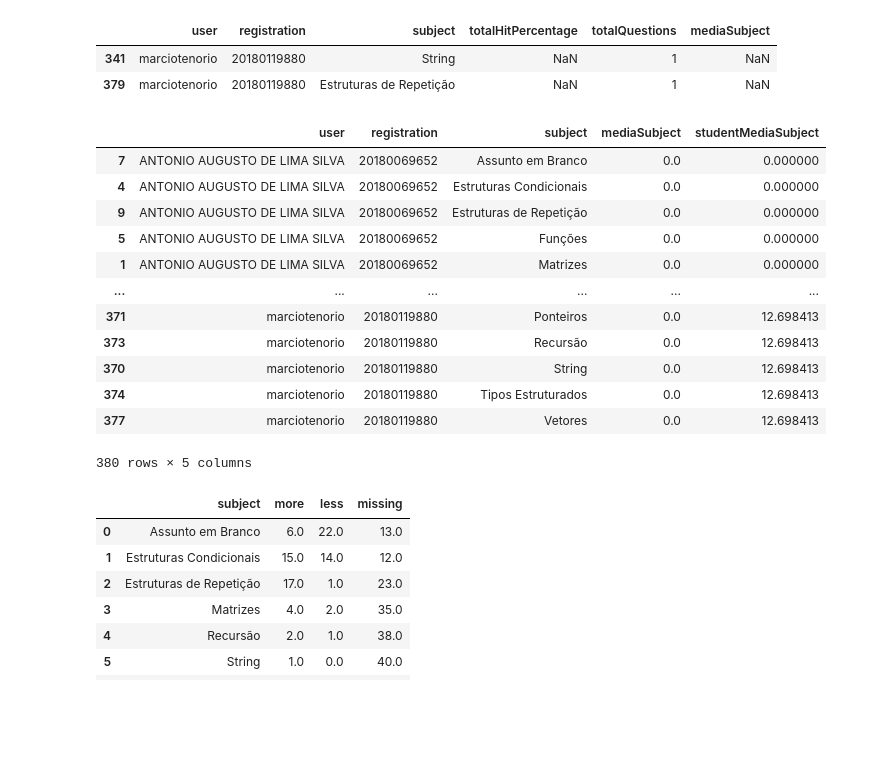
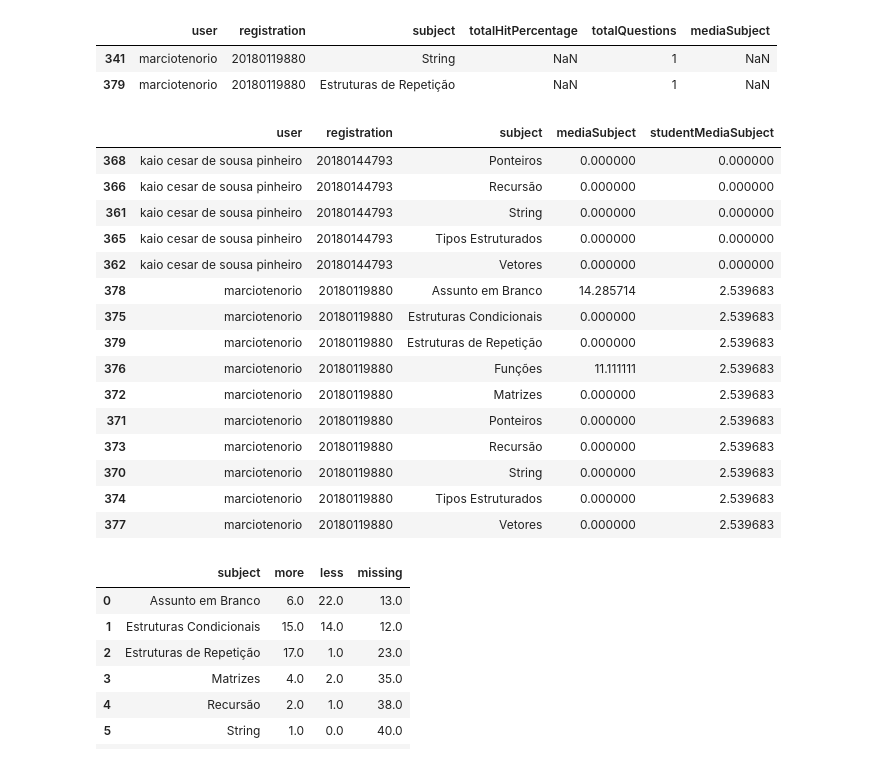
Before and after one commit to vilsonrodrigues/Projeto_Orientacao_Academica_LoP, a Jupyter notebook: Projeto_Orientacao_Academica_LoP.ipynb, the cells around one changed output. Cells and saved outputs as stored; diff of their text form; code cells hidden in the pictures; blank space fills up the shorter version.

Commit message:
Novas correções nas funções que geram dados

```diff
--- a/Projeto_Orientacao_Academica_LoP.ipynb
+++ b/Projeto_Orientacao_Academica_LoP.ipynb
@@ -151,0 +158,6 @@ df_questions_selected = lop.select_questions(df_question_data, df_lop_lists) #fu
+# %%
+df_prov1 = df_question_data.dropna(subset=['list'])
+    pat1 = '|'.join(['({})'.format(re.escape(c)) for c in list(df_lop_lists['id_list'])])
+    #pat2 = '|'.join(['({})'.format(re.escape(c)) for c in provas_escolhidas])
+    #Busca
+    df_prov1 = df_prov1.loc[df_prov1['id_list'].str.contains(pat1)].copy()
@@ -2045,8 +2114,10 @@ df_performance_subject_list.tail(2)
 | 379 | marciotenorio | 20180119880 | Estruturas de Repetição | NaN | 1 | NaN |
 # %%
 def graph_performance_student_subject_list_test(df_performance_subject_list_test):
+  #Total de assuntos
+  total_subjects = df_performance_subject_list_test['subject'].value_counts().count()
   #Media geral por aluno
-  df_student_media = df_performance_subject_list_test.groupby(['registration'])['mediaSubject'].mean().reset_index(name='studentMediaSubject')
+  df_student_media = (df_performance_subject_list_test.groupby(['registration'])['mediaSubject'].sum() / total_subjects).reset_index(name='studentMediaSubject')
   #Retirando colunas desnecessárias
   df_graph = df_performance_subject_list_test.sort_values(by='user').drop(columns=['totalHitPercentage','totalQuestions'])
   #Merge
@@ -2055,21 +2126,24 @@ def graph_performance_student_subject_list_test(df_performance_subject_list_test
   df_graph.sort_values(by=['user','registration','subject'], inplace = True)
   return df_graph.fillna(0)#.to_json(force_ascii=False,orient='records')
 # %%
-graph_performance_student_subject_list_test(df_performance_subject_list)
+graph_performance_student_subject_list_test(df_performance_subject_list).tail(15)
 # %% [output]
 |  | user | registration | subject | mediaSubject | studentMediaSubject |
-| 7 | ANTONIO AUGUSTO DE LIMA SILVA | 20180069652 | Assunto em Branco | 0.0 | 0.000000 |
-| 4 | ANTONIO AUGUSTO DE LIMA SILVA | 20180069652 | Estruturas Condicionais | 0.0 | 0.000000 |
-| 9 | ANTONIO AUGUSTO DE LIMA SILVA | 20180069652 | Estruturas de Repetição | 0.0 | 0.000000 |
-| 5 | ANTONIO AUGUSTO DE LIMA SILVA | 20180069652 | Funções | 0.0 | 0.000000 |
-| 1 | ANTONIO AUGUSTO DE LIMA SILVA | 20180069652 | Matrizes | 0.0 | 0.000000 |
-| ... | ... | ... | ... | ... | ... |
-| 371 | marciotenorio | 20180119880 | Ponteiros | 0.0 | 12.698413 |
-| 373 | marciotenorio | 20180119880 | Recursão | 0.0 | 12.698413 |
-| 370 | marciotenorio | 20180119880 | String | 0.0 | 12.698413 |
-| 374 | marciotenorio | 20180119880 | Tipos Estruturados | 0.0 | 12.698413 |
-| 377 | marciotenorio | 20180119880 | Vetores | 0.0 | 12.698413 |
+| 368 | kaio cesar de sousa pinheiro | 20180144793 | Ponteiros | 0.000000 | 0.000000 |
+| 366 | kaio cesar de sousa pinheiro | 20180144793 | Recursão | 0.000000 | 0.000000 |
+| 361 | kaio cesar de sousa pinheiro | 20180144793 | String | 0.000000 | 0.000000 |
+| 365 | kaio cesar de sousa pinheiro | 20180144793 | Tipos Estruturados | 0.000000 | 0.000000 |
+| 362 | kaio cesar de sousa pinheiro | 20180144793 | Vetores | 0.000000 | 0.000000 |
+| 378 | marciotenorio | 20180119880 | Assunto em Branco | 14.285714 | 2.539683 |
+| 375 | marciotenorio | 20180119880 | Estruturas Condicionais | 0.000000 | 2.539683 |
+| 379 | marciotenorio | 20180119880 | Estruturas de Repetição | 0.000000 | 2.539683 |
+| 376 | marciotenorio | 20180119880 | Funções | 11.111111 | 2.539683 |
+| 372 | marciotenorio | 20180119880 | Matrizes | 0.000000 | 2.539683 |
+| 371 | marciotenorio | 20180119880 | Ponteiros | 0.000000 | 2.539683 |
+| 373 | marciotenorio | 20180119880 | Recursão | 0.000000 | 2.539683 |
+| 370 | marciotenorio | 20180119880 | String | 0.000000 | 2.539683 |
+| 374 | marciotenorio | 20180119880 | Tipos Estruturados | 0.000000 | 2.539683 |
+| 377 | marciotenorio | 20180119880 | Vetores | 0.000000 | 2.539683 |
-380 rows × 5 columns
 # %%
 def graph_more_less_subject_list_test_class(df_performance_subject_list_test, df_class, data, value = 70.0):#value == 70 ou outro numero, data == turma em df
   #Aqui eu conto, por assunto, quantos tiraram mais de % de acerto escolhida
```
Also changed, not shown: parts of 16 cells of this notebook.
